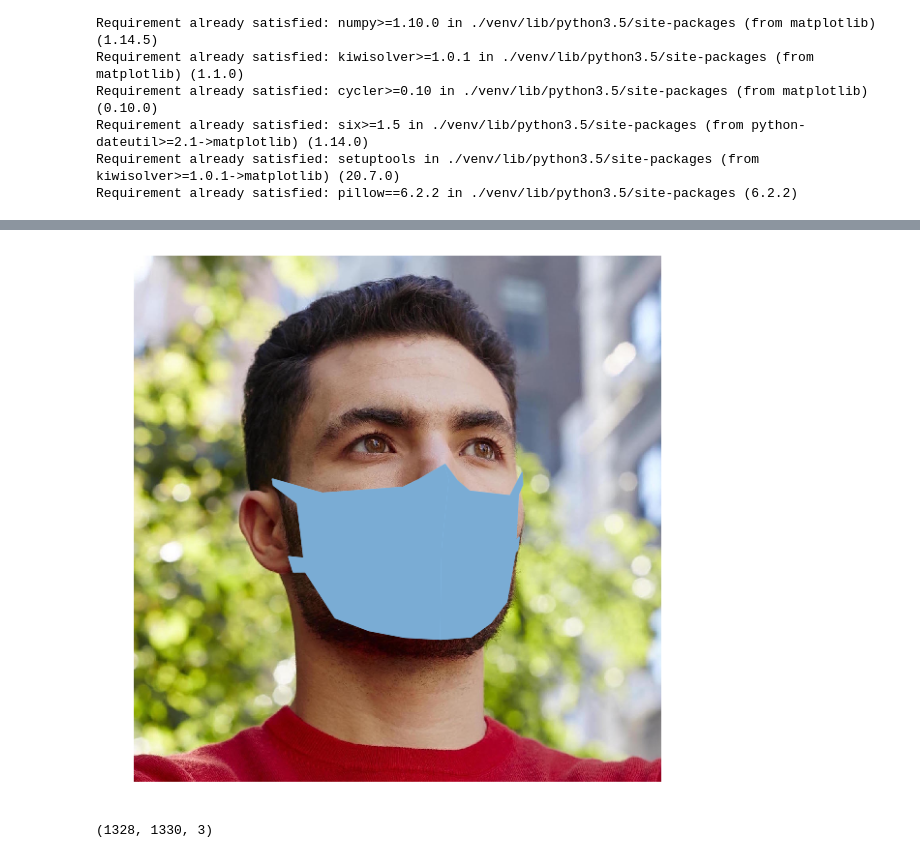
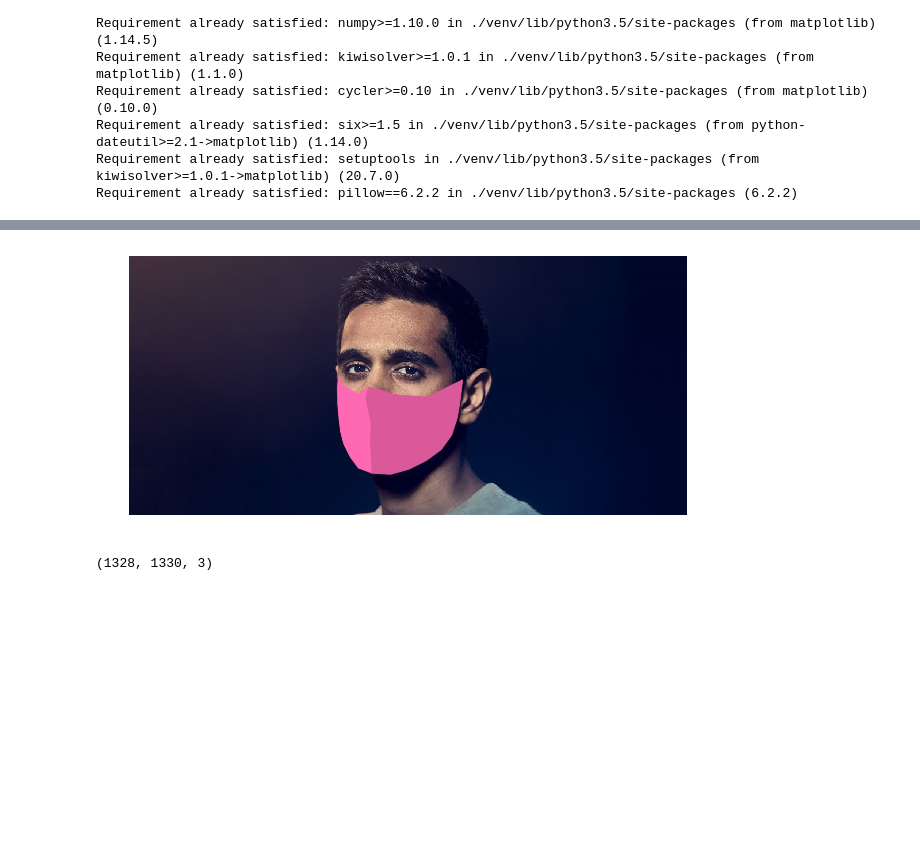
Before and after one commit to surgebiswas/facial-landmarks, a Jupyter notebook: Scratch.ipynb, the cells around one changed output, grey strips where cells are left out. Cells and saved outputs as stored; diff of their text form; code cells hidden in the pictures; blank space fills up the shorter version.

Commit message:
mask update

```diff
--- a/Scratch.ipynb
+++ b/Scratch.ipynb
@@ -79,7 +79,7 @@ plt.show()
 # %%
-res = mask.impose_mask('ryan_1.jpeg', 'ryan_1_mask.jpg')
+res = mask.impose_mask('suhail_1.jpg', 'suhail_1_mask.jpg')
 # %% [output]
-[figure, old version]
+[figure, new version]
 # %%
 res['image'].shape
 # %% [output]
```
Also changed, not shown: parts of 3 cells of this notebook, 4 other files.
